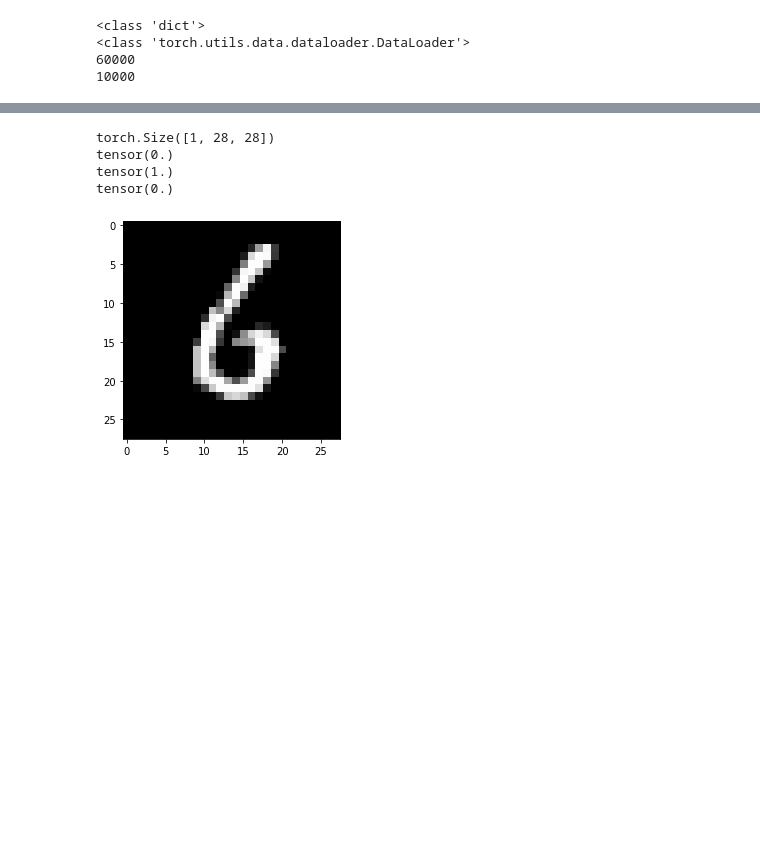
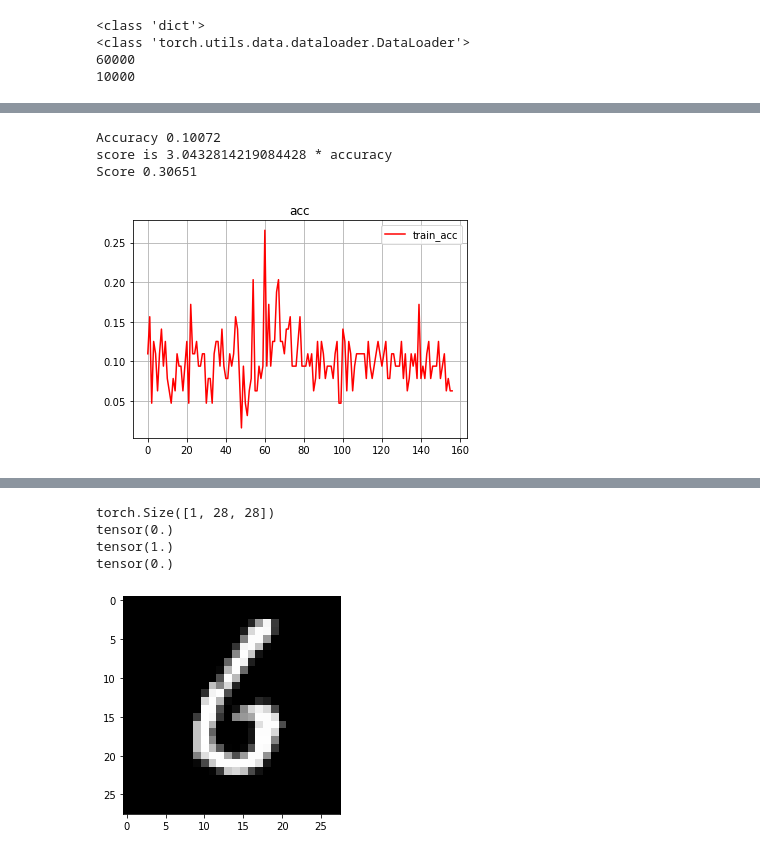
Before and after one commit to ezequielfernandez/deep_learning_practice, a Jupyter notebook: cnn.ipynb, the cells around one changed output, grey strips where cells are left out. Saved outputs shown, nothing was run; the diff lists cells and outputs as text; code cells hidden in the pictures; blank space fills up the shorter version.

```diff
--- a/cnn.ipynb
+++ b/cnn.ipynb
@@ -217,2 +271,13 @@ Tamaño imagen vectorizada:  torch.Size([1, 128])
 Tamaño salida fc (nro clases):  torch.Size([1, 10])
+# %%
+accuracy = validation(model, dataloader)
+
+s = score(model.n_parameters(), accuracy, model.n_layers())
+
+print(f"Score {s:.5f}")
+# %% [output]
+Accuracy 0.10072
+score is 3.0432814219084428 * accuracy
+Score 0.30651
+[figure, added]
 # %%
```
Also changed, not shown: parts of 4 cells of this notebook.
